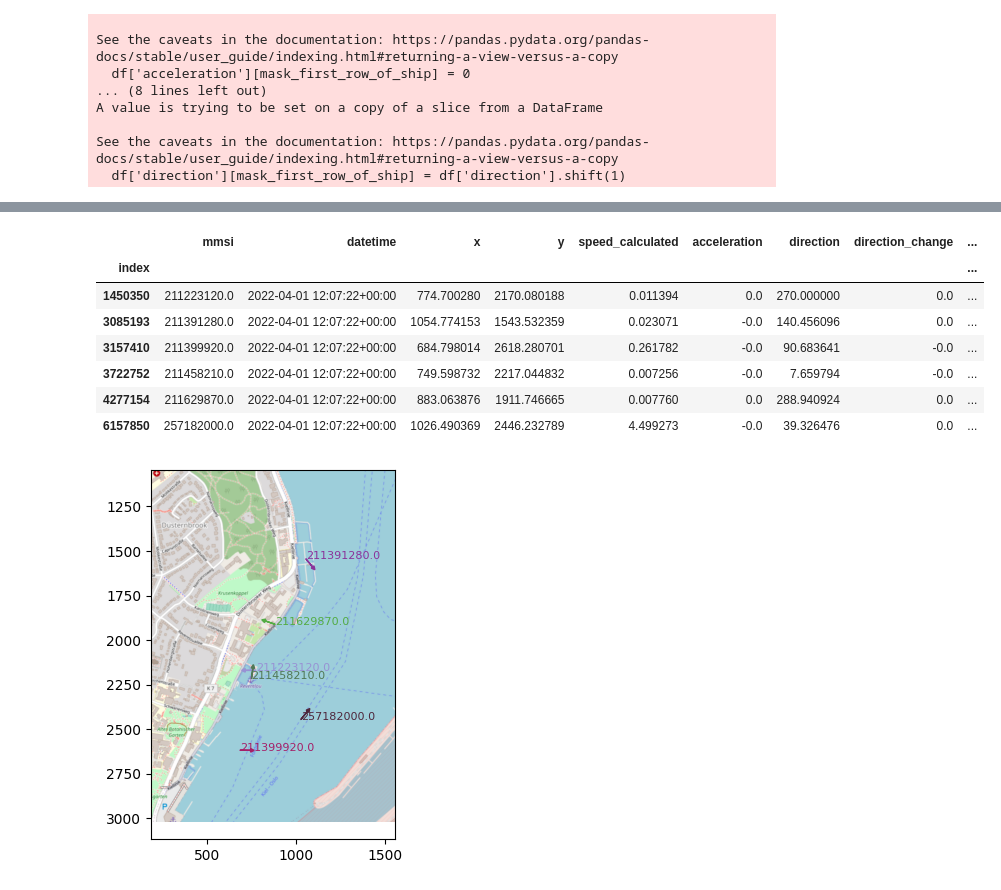
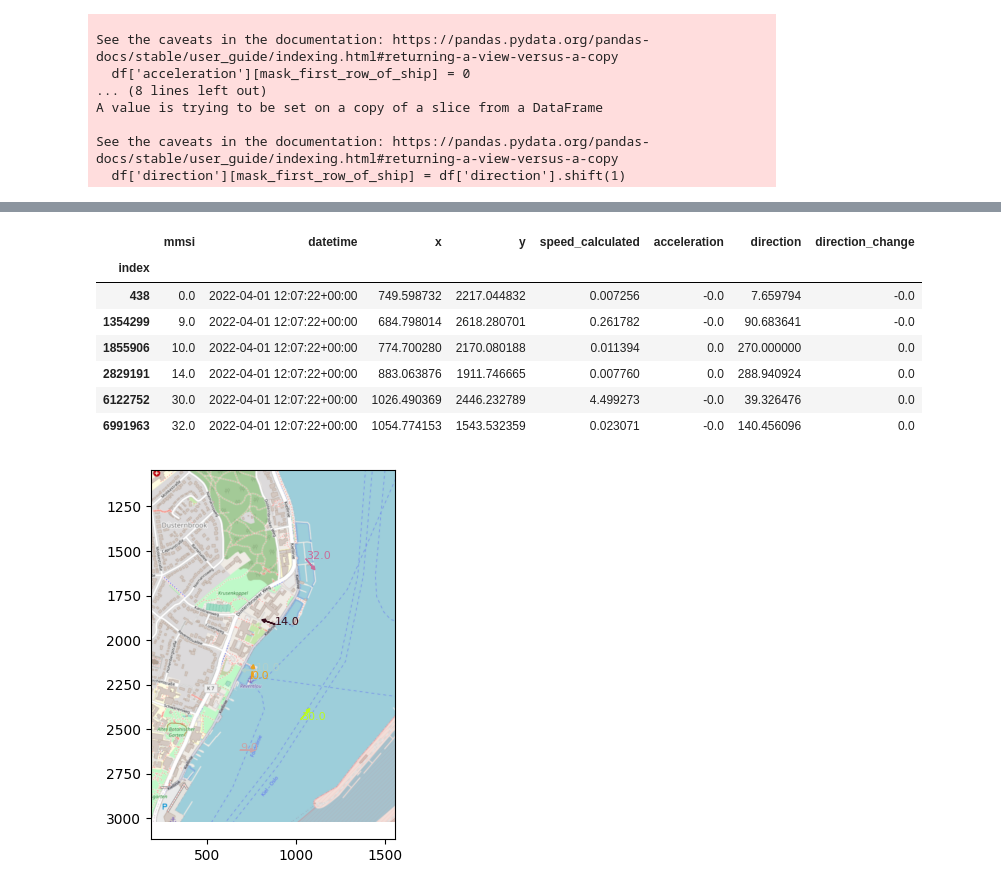
Before and after one commit to raphaelschwinger/PPUU-FerryGym, a Jupyter notebook: preprocessing/preprocess-dataset.ipynb, the cells around one changed output, grey strips where cells are left out. Cells and saved outputs as stored; diff of their text form; code cells hidden in the pictures.

```diff
--- a/preprocessing/preprocess-dataset.ipynb
+++ b/preprocessing/preprocess-dataset.ipynb
@@ -82,6 +84,11 @@ start data:  2022-04-01 12:00:00+00
 end date:  2022-04-07 11:59:56+00
 min speed:  0.4
 max speed:  102.3
+# %%
+# replace each mmsi with a unique integer
+mmsi_list = df['mmsi'].unique()
+mmsi_dict = {mmsi_list[i]: i for i in range(len(mmsi_list))}
+df['mmsi'] = df['mmsi'].map(mmsi_dict)
 # %%
 # Convert in env coordinates
 
@@ -233,5 +239,0 @@ df.describe()
-# %%
-# group by datetime
-df_grouped = df.groupby(['datetime'])
-# get first group
-group = df_grouped.get_group('2022-04-01T15:24:52.000Z')
@@ -238,9 +298,2 @@ group = df_grouped.get_group('2022-04-01T15:24:52.000Z')
 # %%
-new_gb = pd.concat( [ df_grouped.get_group(group) for i,group in enumerate( df_grouped.groups) if i < 1000 ] ).groupby('datetime')
+groups = pd.concat( [ df_grouped.get_group(group) for i,group in enumerate( df_grouped.groups) if i < 1000 ] ).groupby('datetime')
-# %%
-def add_group_index(x):
-    # for each row in group add index
-    x['group_index'] = range(0, len(x))
-    return x
-
-groups = new_gb.apply(add_group_index)
@@ -287,19 +300,19 @@ groups[groups['group_index'] == 5]
 # %%
-group = groups.groupby('datetime').get_group('2022-04-01 12:07:22+00:00')
+group = groups.get_group('2022-04-01 12:07:22+00:00')
 group
 # %% [output]
-|  | mmsi | datetime | x | y | speed_calculated | acceleration | direction | direction_change | ... |
-| index |  |  |  |  |  |  |  |  | ... |
-| 1450350 | 211223120.0 | 2022-04-01 12:07:22+00:00 | 774.700280 | 2170.080188 | 0.011394 | 0.0 | 270.000000 | 0.0 | ... |
-| 3085193 | 211391280.0 | 2022-04-01 12:07:22+00:00 | 1054.774153 | 1543.532359 | 0.023071 | -0.0 | 140.456096 | 0.0 | ... |
-| 3157410 | 211399920.0 | 2022-04-01 12:07:22+00:00 | 684.798014 | 2618.280701 | 0.261782 | -0.0 | 90.683641 | -0.0 | ... |
-| 3722752 | 211458210.0 | 2022-04-01 12:07:22+00:00 | 749.598732 | 2217.044832 | 0.007256 | -0.0 | 7.659794 | -0.0 | ... |
-| 4277154 | 211629870.0 | 2022-04-01 12:07:22+00:00 | 883.063876 | 1911.746665 | 0.007760 | 0.0 | 288.940924 | 0.0 | ... |
-| 6157850 | 257182000.0 | 2022-04-01 12:07:22+00:00 | 1026.490369 | 2446.232789 | 4.499273 | -0.0 | 39.326476 | 0.0 | ... |
+|  | mmsi | datetime | x | y | speed_calculated | acceleration | direction | direction_change |
+| index |  |  |  |  |  |  |  |  |
+| 438 | 0.0 | 2022-04-01 12:07:22+00:00 | 749.598732 | 2217.044832 | 0.007256 | -0.0 | 7.659794 | -0.0 |
+| 1354299 | 9.0 | 2022-04-01 12:07:22+00:00 | 684.798014 | 2618.280701 | 0.261782 | -0.0 | 90.683641 | -0.0 |
+| 1855906 | 10.0 | 2022-04-01 12:07:22+00:00 | 774.700280 | 2170.080188 | 0.011394 | 0.0 | 270.000000 | 0.0 |
+| 2829191 | 14.0 | 2022-04-01 12:07:22+00:00 | 883.063876 | 1911.746665 | 0.007760 | 0.0 | 288.940924 | 0.0 |
+| 6122752 | 30.0 | 2022-04-01 12:07:22+00:00 | 1026.490369 | 2446.232789 | 4.499273 | -0.0 | 39.326476 | 0.0 |
+| 6991963 | 32.0 | 2022-04-01 12:07:22+00:00 | 1054.774153 | 1543.532359 | 0.023071 | -0.0 | 140.456096 | 0.0 |
 # %%
 plot_single_frame(group)
 # %% [output]
-[figure, old version]
+[figure, new version]
 # %%
 # create ship object for every row in group
 ships = []
```
Also changed, not shown: parts of 19 cells of this notebook, 3 other files.
